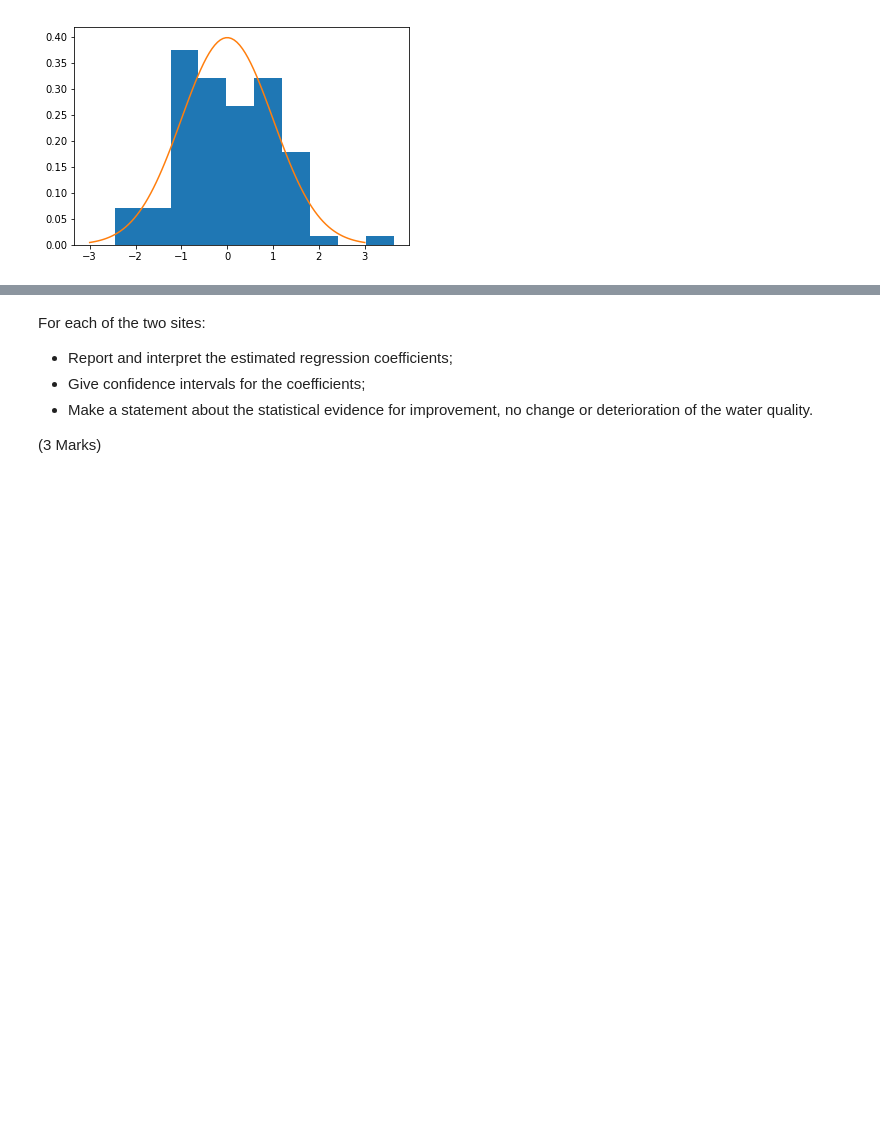
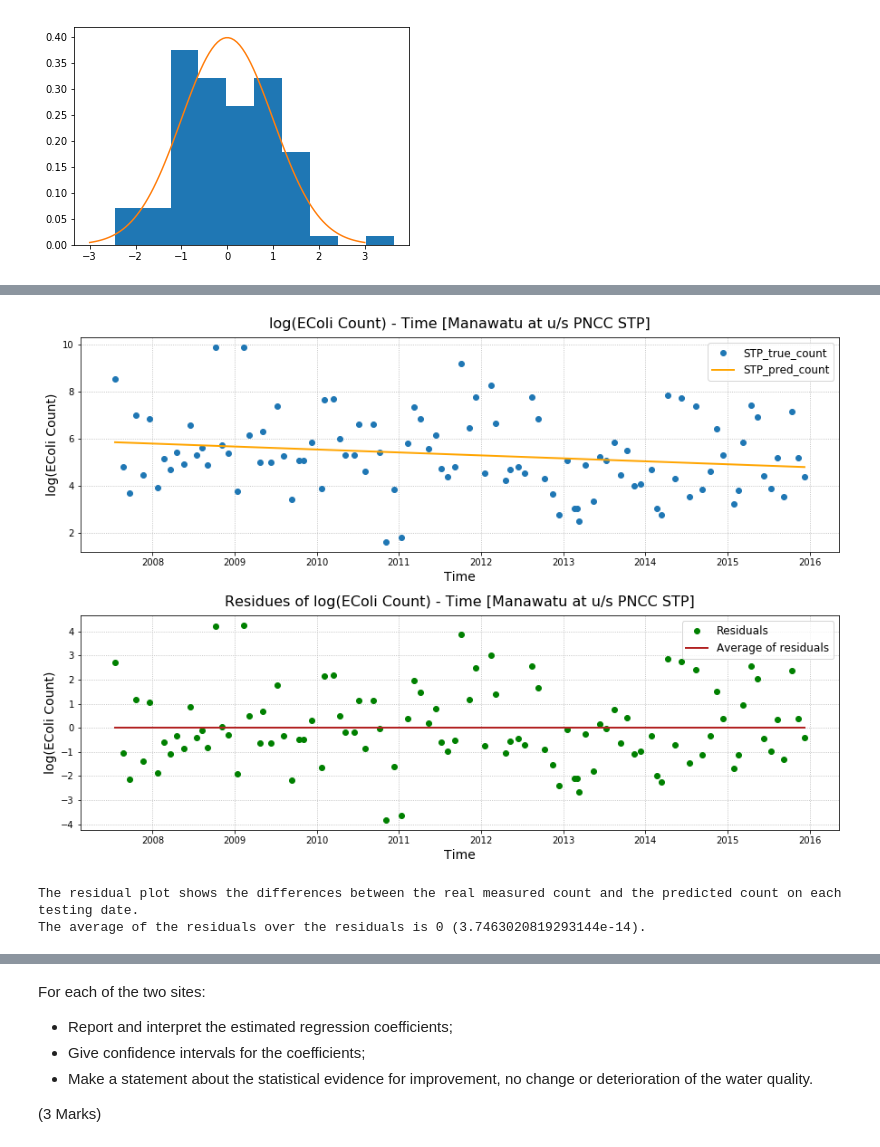
Before and after one commit to hanhnus/DATA201, a Jupyter notebook: Assignment2-RevisedVersion.ipynb, the cells around one changed output, grey strips where cells are left out. Drawn from its saved outputs; the diff is of its cells as text; code cells hidden in the pictures; blank space fills up the shorter version.

```diff
--- a/Assignment2-RevisedVersion.ipynb
+++ b/Assignment2-RevisedVersion.ipynb
@@ -269,3 +269,14 @@ print("From the plot, the standardised residuals roughly follows a normal(0, 1)
 KstestResult(statistic=0.08036265616269728, pvalue=0.5783374282490539)
 From the plot, the standardised residuals roughly follows a normal(0, 1) distribution.
 [figure]
+# %%
+# for site "Manawatu at u/s PNCC STP"
+# fit a linear regression with log(count) as the outcome variable and with time as the covariate
+df_STP.Date    = pd.to_datetime(df_STP.Date, format = '%d/%m/%y %H:%M')
+STP_date       = df_STP.Date.copy()
+STP_date_value = STP_date.map(dt.datetime.toordinal)
+STP_count      = np.log(df_STP.Count)
+STP_date_const = sm.add_constant(STP_date_value)
+model          = sm.OLS(STP_count, STP_date_const)
+results        = model.fit()
+print(results.summary())
@@ -271,0 +301,38 @@ From the plot, the standardised residuals roughly follows a normal(0, 1) distrib
+# %%
+# To calculate the residuals for site "Manawatu at u/s PNCC STP"
+STP_pred_count = results.fittedvalues.copy()
+STP_true_count = STP_count.values.copy()
+STP_residual   = STP_true_count - STP_pred_count
+# %%
+# To plot the linear regression & residuals
+fig, ax = pl.subplots(2, 1, figsize = (15, 10)) # create a new figure & set the figure size
+
+ax[0].plot(STP_date, STP_true_count, 'o')
+ax[0].plot(STP_date, STP_pred_count, linewidth = 2, color = 'orange', linestyle = 'solid')
+ax[0].set_xlabel('Time', fontsize = 14)
+ax[0].set_ylabel('log(EColi Count)', fontsize = 14)
+ax[0].set_title('log(EColi Count) - Time [Manawatu at u/s PNCC STP]', fontsize = 16, pad = 10) # pad: offset of the title from the top of the axes
+ax[0].xaxis.grid(linestyle = ":")
+ax[0].yaxis.grid(which = "both", linestyle = ":")
+ax[0].legend(("STP_true_count", "STP_pred_count"), loc = 'upper right', fontsize = 'large')
+
+ax[1].plot(STP_date, STP_residual, 'o', color = 'g')
+ax[1].plot(STP_date, np.full(103, np.average(STP_residual)), linewidth = 2, color = 'firebrick', linestyle = 'solid')
+ax[1].set_xlabel('Time', fontsize = 14)
+ax[1].set_ylabel('log(EColi Count)', fontsize = 14)
+ax[1].set_title('Residues of log(EColi Count) - Time [Manawatu at u/s PNCC STP]', fontsize = 16, pad = 10) # pad: offset of the title from the top of the axes
+ax[1].xaxis.grid(linestyle = ":")
+ax[1].yaxis.grid(which = "both", linestyle = ":")
+ax[1].legend(("Residuals", "Average of residuals"), fontsize = 'large')
+
+pl.subplots_adjust(hspace = 0.3) # adjust the space between the 2 subplots
+pl.show()
+# %% [output]
+[figure, added]
+# %%
+# Comment on what the residual plot shows
+print("The residual plot shows the differences between the real measured count and the predicted count on each testing date." )
+print("The average of the residuals over the residuals is 0 " + "(" + str(np.average(STP_residual)) + ").")
+# %% [output]
+The residual plot shows the differences between the real measured count and the predicted count on each testing date.
+The average of the residuals over the residuals is 0 (3.7463020819293144e-14).
```
Also changed, not shown: parts of 5 cells of this notebook.
